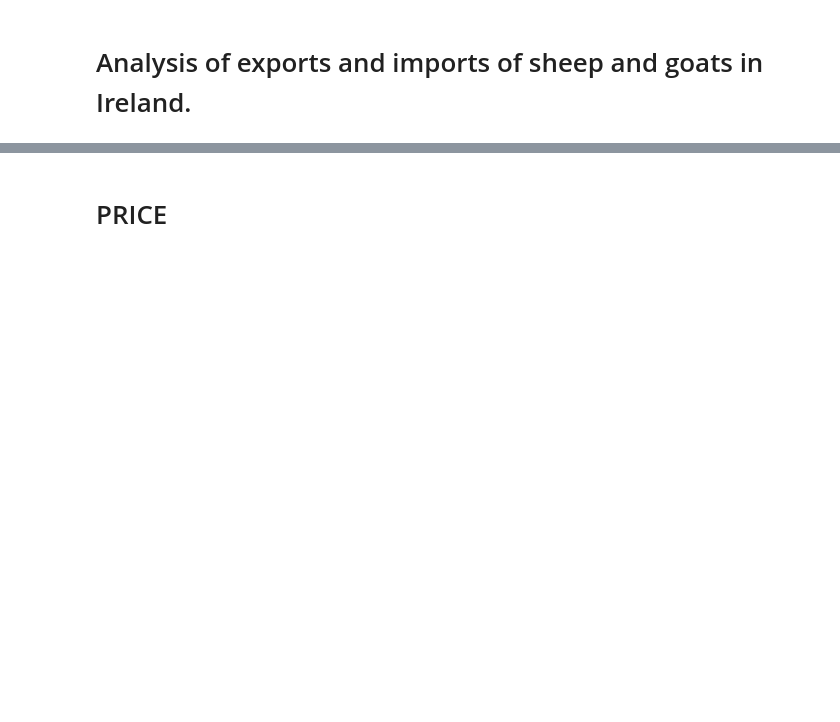
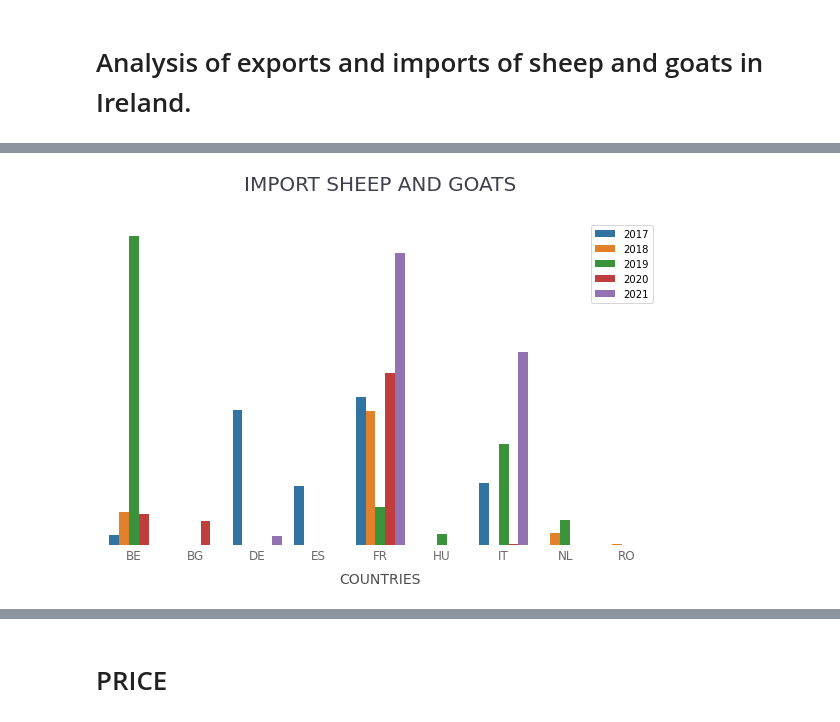
Before and after one commit to leticiacosta91/CA2_GIT, a Jupyter notebook: NEW_SHEEP.ipynb, the cells around one changed output, grey strips where cells are left out. Saved outputs shown, nothing was run; the diff lists cells and outputs as text; code cells hidden in the pictures; blank space fills up the shorter version.

```diff
--- a/NEW_SHEEP.ipynb
+++ b/NEW_SHEEP.ipynb
@@ -148,0 +24,4 @@ The file trade_import_IE.zip was read.
+# %%
+# IMPORTING THE EU trade since 2002 by CPA 2.1
+df1 = pd.read_csv('IMPORT.gz')
+df1.head()
@@ -148,0 +56,3 @@ The file trade_import_IE.zip was read.
+# %%
+df_imp= df1.drop(columns=['DATAFLOW', 'LAST UPDATE','freq','OBS_FLAG'])
+df_imp.head()
@@ -148,0 +87,16 @@ The file trade_import_IE.zip was read.
+# %%
+fig, ax = plt.subplots(figsize=(8,6))
+sns.barplot(x='reporter', y='OBS_VALUE', hue='TIME_PERIOD', data = df_imp, ax=ax)
+
+ax.set_frame_on(False)
+ax.set_title('IMPORT SHEEP AND GOATS', loc='center', pad=30, fontdict={'fontsize':20},
+             color='#3f3f4e')
+
+ax.get_yaxis().set_visible(False)
+ax.tick_params(axis='x', length=0, labelsize=12, colors='dimgrey')
+ax.set_xlabel('COUNTRIES', labelpad=10, fontdict={'fontsize':14}, color='#4c4c4c')
+ax.legend(loc="upper right");
+
+plt.tight_layout();
+# %% [output]
+[figure, added]
```
Also changed, not shown: parts of 74 cells of this notebook, 6 other files.
